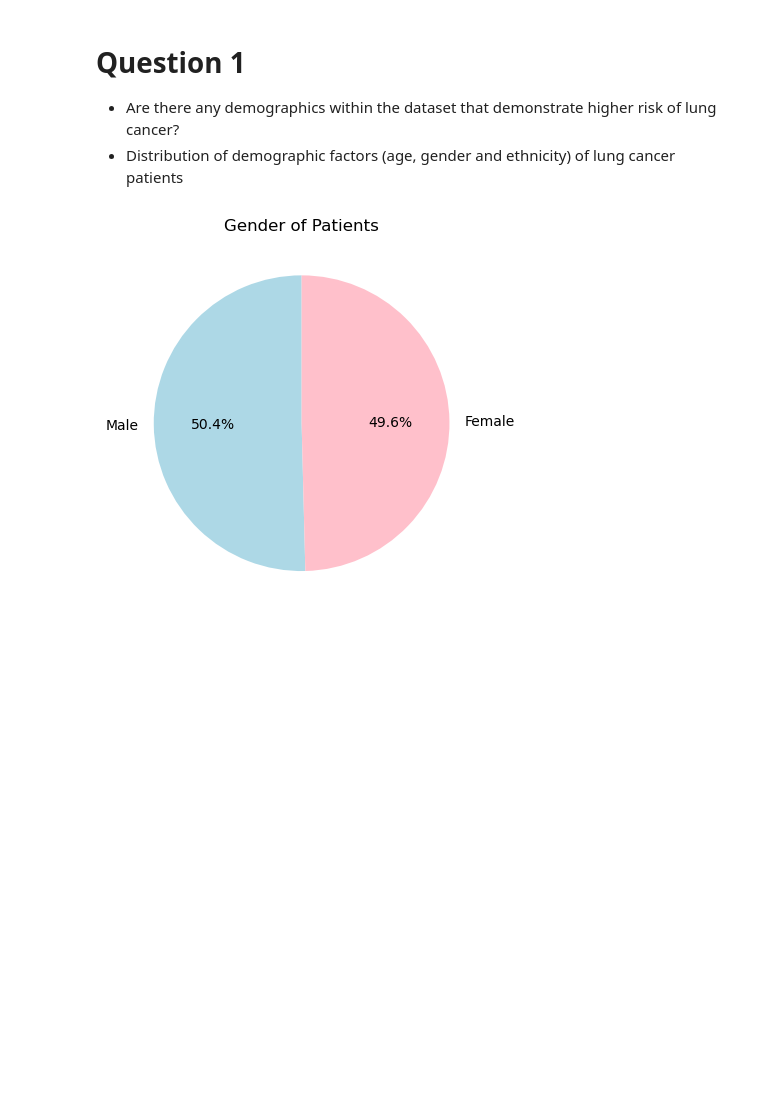
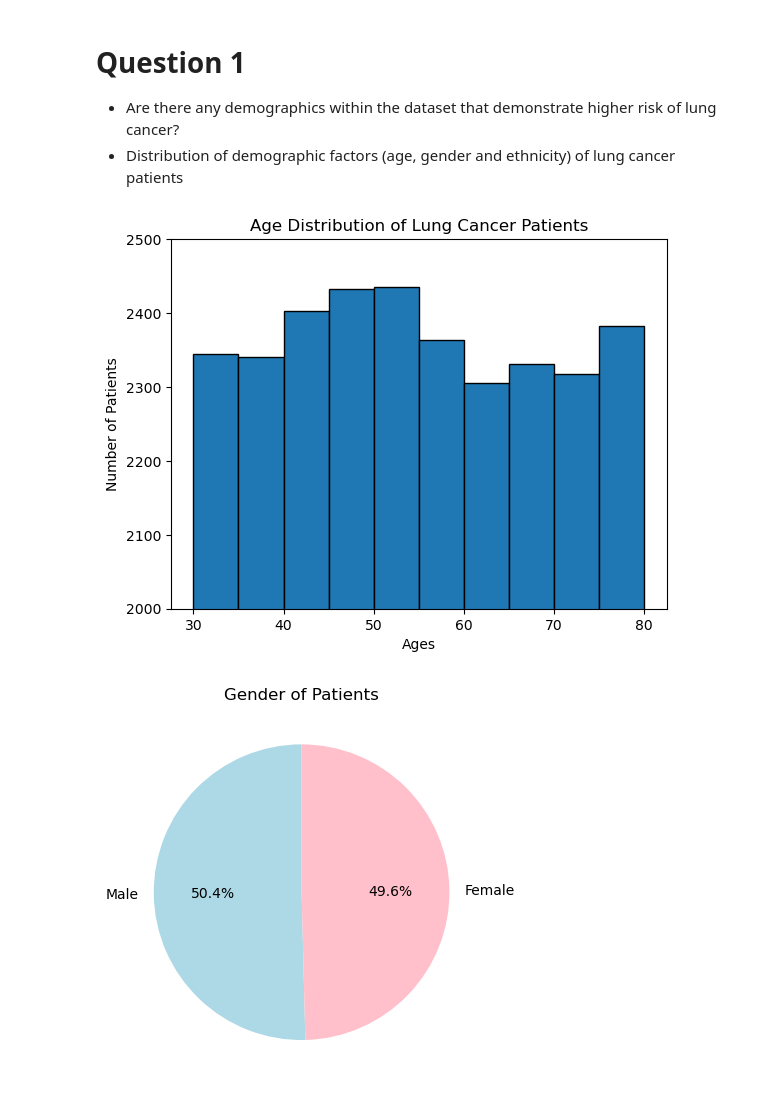
Before and after one commit to nbscarth/project-1-python, a Jupyter notebook: Project_1/lung_cancer_analysis.ipynb, the cells around one changed output. Saved outputs shown, nothing was run; the diff lists cells and outputs as text; code cells hidden in the pictures; blank space fills up the shorter version.

Commit message:
age histogram

```diff
--- a/Project_1/lung_cancer_analysis.ipynb
+++ b/Project_1/lung_cancer_analysis.ipynb
@@ -78,3 +75,14 @@ cancer_df.head()
+# %%
+# Age
+bins=[30,35,40,45,50,55,60,65,70,75,80]
+plt.hist(cancer_df["Age"], bins=bins, edgecolor="black")
+plt.title("Age Distribution of Lung Cancer Patients")
+plt.ylabel("Number of Patients")
+plt.ylim(2000, 2500)
+plt.xlabel("Ages")
+plt.show()
+# %% [output]
+[figure, added]
 # %%
 # Gender
 genders = ["Male", "Female"]
```
Also changed, not shown: parts of 1 cell of this notebook.
